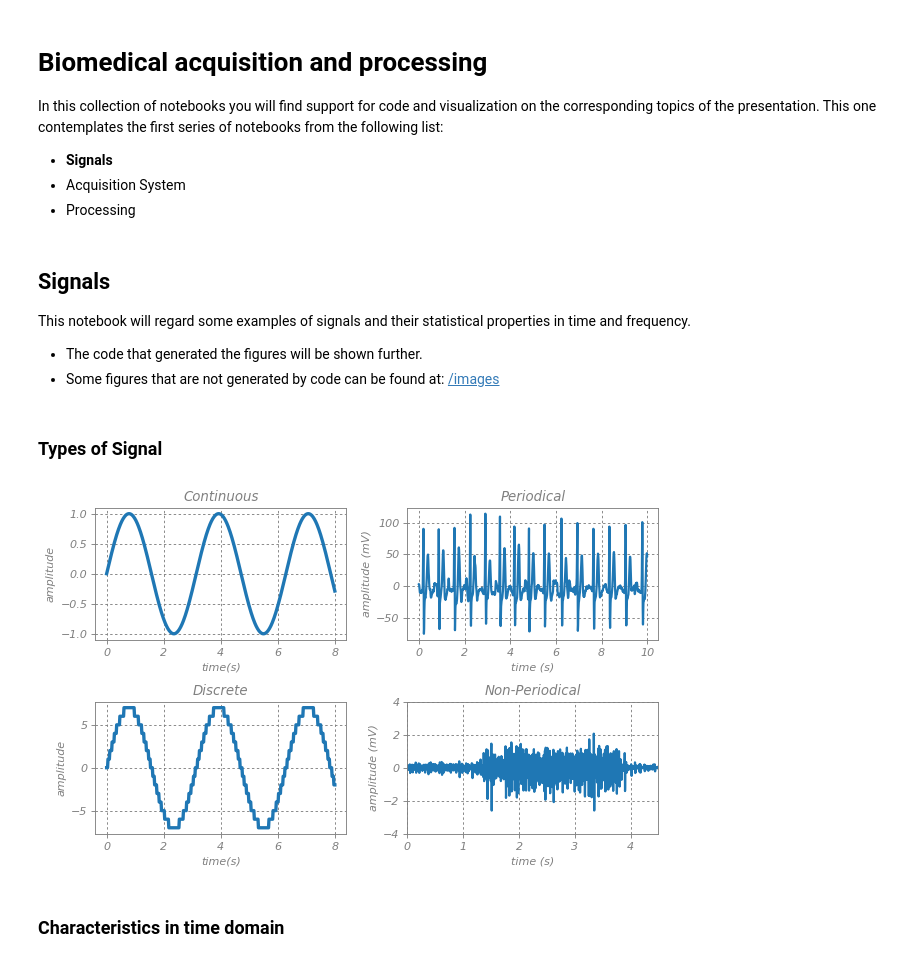
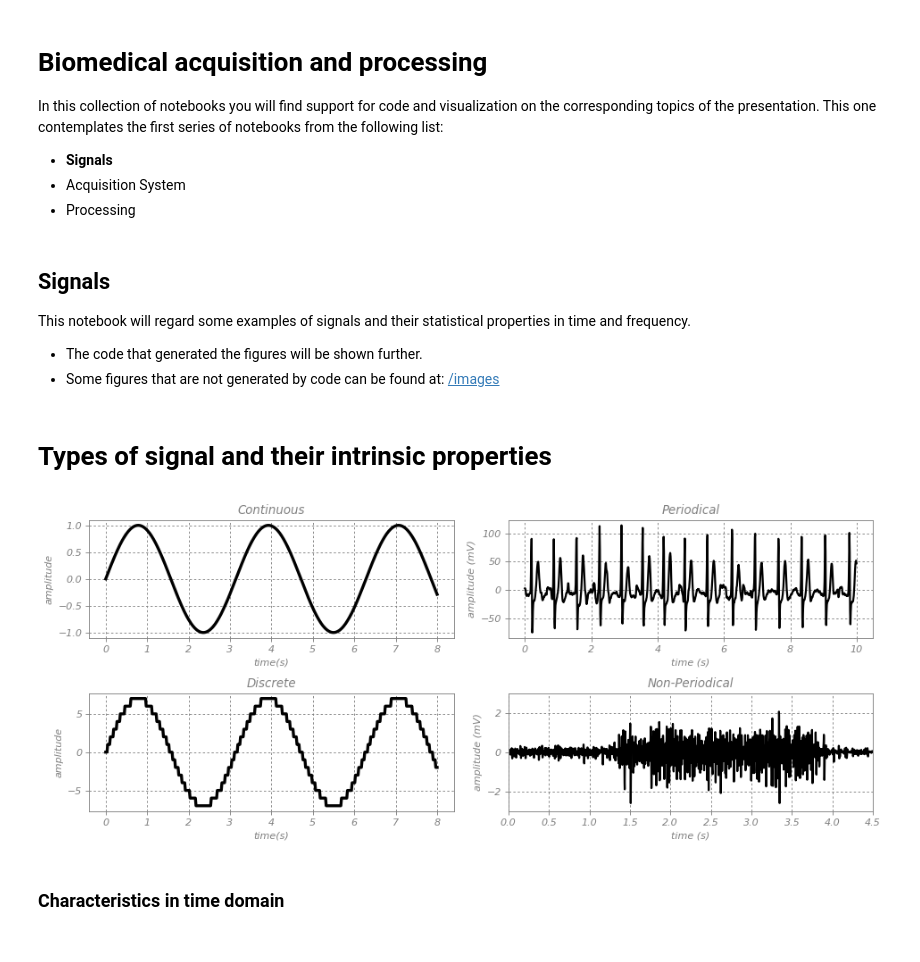
Before and after one commit to novabiosignals/BSAP-Presentation, a Jupyter notebook: Signals.ipynb, the cells around one changed output. Saved outputs shown, nothing was run; the diff lists cells and outputs as text; code cells hidden in the pictures.

```diff
--- a/Signals.ipynb
+++ b/Signals.ipynb
@@ -12,7 +12,7 @@ This one contemplates the first series of notebooks from the following list:
 
 This notebook will regard some examples of signals and their statistical properties in time and frequency.
 * The code that generated the figures will be shown further.
-* Some figures that are not generated by code can be found at: [/images](https://github.com/novabiosignals/BSAP-Presentation/images)
+* Some figures that are not generated by code can be found at: [/images](https://github.com/novabiosignals/BSAP-Presentation/tree/master/images)
 # %%
 #import dependencies
 from pylab import *
@@ -40,46 +42,46 @@ rc('ytick',color= 'grey', labelsize=10)
 
 close('all')
 # %% [markdown]
-### Types of Signal
+# Types of signal and their intrinsic properties
 # %%
 fig, ax = subplots(2,2)
 
 #continuous
 t_sin = np.linspace(0, 8, 500)
 y_sin = np.sin(2*t_sin)
-ax[0,0].plot(t_sin, y_sin, linewidth=3)
+ax[0,0].plot(t_sin, y_sin, linewidth=3, color='k')
 ax[0,0].set_ylabel('amplitude',color='grey')
 ax[0,0].set_xlabel('time(s)',color='grey')
 axis([0, 8, -2, 2])
 ax[0,0].set_title('Continuous', fontsize=12, color='grey')
 
 #periodical
 [t,s]= loadtxt('data/cleanecg.txt.gz')
 ax[0,1].set_xlabel('time (s)',color='grey')
 ax[0,1].set_ylabel('amplitude (mV)',color='grey')
-ax[0,1].plot(t,s)
+ax[0,1].plot(t,s, color='k')
 axis([0,6,-300,300])
 ax[0,1].set_title('Periodical', fontsize=12, color='grey')
 
 #discrete
-y_discrete = np.round(7*y)
-ax[1,0].plot(t_sin, y_discrete, linewidth=3)
+y_discrete = np.round(7*y_sin)
+ax[1,0].plot(t_sin, y_discrete, linewidth=3, color='k')
 ax[1,0].set_ylabel('amplitude',color='grey')
 ax[1,0].set_xlabel('time(s)',color='grey')
 axis([0, 8, -8, 8])
 ax[1,0].set_title(u'Discrete', fontsize=12, color='grey')
 
 #non-periodical
 [t,s]= loadtxt('data/emg.txt.gz')
 ax[1,1].set_xlabel('time (s)',color='grey')
 ax[1,1].set_ylabel('amplitude (mV)',color='grey')
-axis([0, 4.5, -4, 4])
+axis([0, 4.5, -3, 3])
 ax[1,1].set_title(u'Non-Periodical', fontsize=12, color='grey')
 
-ax[1,1].plot(t[::2],s[::2])
+ax[1,1].plot(t[::2],s[::2], color='k')
 
 tight_layout()
 # %% [output]
-[figure, old version]
+[figure, new version]
 # %% [markdown]
 ### Characteristics in time domain
```
Also changed, not shown: parts of 45 cells of this notebook.
